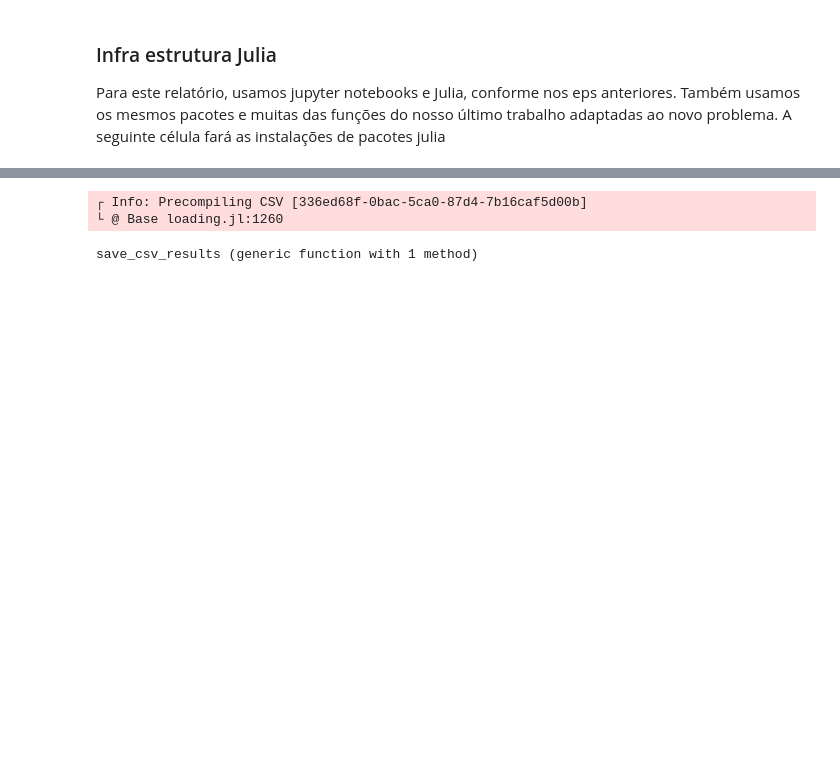
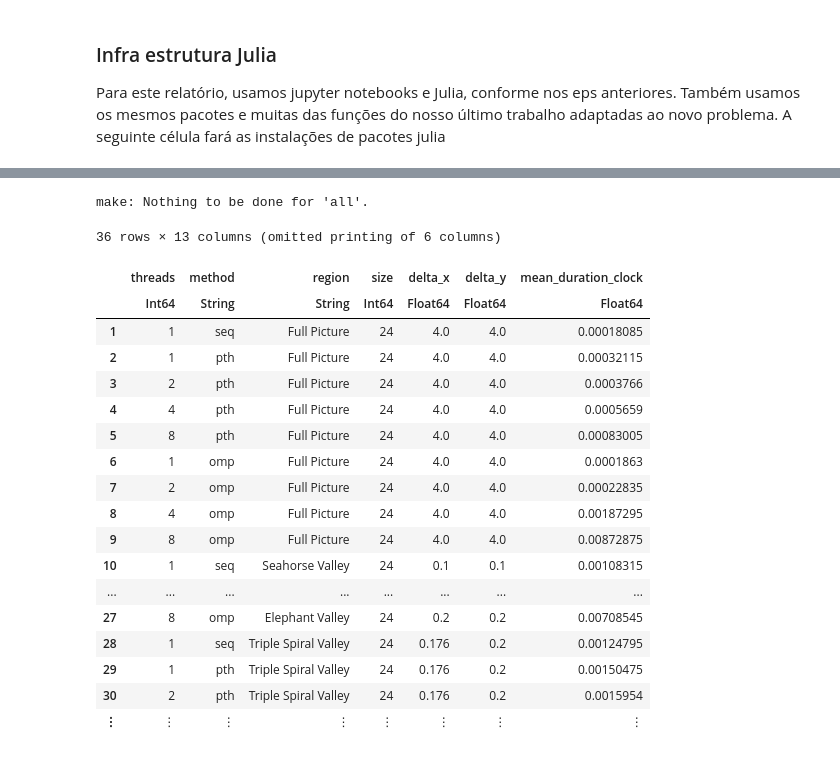
Before and after one commit to aserranoni/parallel-mandelbrot, a Jupyter notebook: src/Untitled.ipynb, the cells around one changed output, grey strips where cells are left out. Drawn from its saved outputs; the diff is of its cells as text; code cells hidden in the pictures; blank space fills up the shorter version.

```diff
--- a/src/Untitled.ipynb
+++ b/src/Untitled.ipynb
@@ -94,8 +90,9 @@ mais uma outra funcao do miniEP3 adaptada para o nosso caso
 # %%
-function run_experiments(methods,c_x_min, c_x_max, c_y_min, c_y_max, image_size, threads, repetitions)
+function run_experiments(methods, regions ,image_size, threads, repetitions)
     run(`make`)
 
     results = DataFrame(size = Int64[],
+                region = String[],
                 delta_x = Float64[],
                 delta_y = Float64[],
                 duration_clock = Float64[],
@@ -104,14 +101,15 @@ function run_experiments(methods,c_x_min, c_x_max, c_y_min, c_y_max, image_size,
                 threads= Int64[],
                 method= String[])
 
-    for method in methods
-        for size in image_size
-            for t in 1:length(threads)
-                if (threads[t] <= 1 || method != "seq")
-                    for r in 1:repetitions
-                        append!(results,
-                            mandelbrot(method,c_x_min, c_x_max, c_y_min, c_y_max, size, threads[t]))
+    for tuple in regions
+        for method in methods
+            for size in image_size
+                for t in 1:length(threads)
+                    if (threads[t] <= 1 || method != "seq")
+                        for r in 1:repetitions
+                            append!(results, mandelbrot(method, tuple, size, threads[t]))
 
+                        end
                     end
                 end
             end
@@ -144,7 +122,7 @@ make: Nothing to be done for 'all'.
 # %%
 function parse_results(results)
-    parsed_results=results|>
-                @groupby((_.threads,_.method)) |>
+  parsed_results=results|>
+                @groupby((_.threads,_.method,_.region)) |>
                 @map({threads_method = key(_),
                 repetitions=repetitions,
                 size = mean(_.size),
@@ -160,6 +138,7 @@ function parse_results(results)
 
       final_results = DataFrame(threads= Int64[],
                     method= String[],
+                    region = String[],
                     size = Int64[],
                     delta_x = Float64[],
                     delta_y = Float64[],
@@ -172,6 +151,7 @@ function parse_results(results)
                     repetitions = Int64[])
 
         for i in 1:length(parsed_results.size)
+
             append!(final_results, DataFrame(size=parsed_results.size[i],
                                         delta_x=parsed_results.delta_x[i],
                                          delta_y=parsed_results.delta_y[i],
@@ -183,7 +163,8 @@ function parse_results(results)
                                         ci_duration_sys=parsed_results.ci_duration_sys[i],
                                         repetitions =parsed_results.repetitions[i],
                                         threads = parsed_results.threads_method[i][1],
-                                        method = parsed_results.threads_method[i][2]))
+                                        method = parsed_results.threads_method[i][2],
+                                        region = parsed_results.threads_method[i][3]))
 
         end
     return final_results
@@ -236,0 +176,33 @@ make: Nothing to be done for 'all'.
+# %%
+sizes=[2^x for x in 4:5]
+threads = [2 ^ x for x in 0:3]
+methods = ["seq","pth","omp"]
+
+regions = Dict("Full Picture" => (-2.5,1.5,-2.0,2.0),
+                "Seahorse Valley" => (-0.8,-0.7,0.05,0.15),
+                "Elephant Valley" => (0.175,0.375,-0.1,0.1),
+                "Triple Spiral Valley" =>(-0.188,-0.012,0.554,0.754))
+repetitions=10
+results = run_experiments(methods, regions, sizes, threads, repetitions)
+parsed_results = parse_results(results)
+# %% [output]
+make: Nothing to be done for 'all'.
+36 rows × 13 columns (omitted printing of 6 columns)
+|  | threads | method | region | size | delta_x | delta_y | mean_duration_clock |
+|  | Int64 | String | String | Int64 | Float64 | Float64 | Float64 |
+| 1 | 1 | seq | Full Picture | 24 | 4.0 | 4.0 | 0.00018085 |
+| 2 | 1 | pth | Full Picture | 24 | 4.0 | 4.0 | 0.00032115 |
+| 3 | 2 | pth | Full Picture | 24 | 4.0 | 4.0 | 0.0003766 |
+| 4 | 4 | pth | Full Picture | 24 | 4.0 | 4.0 | 0.0005659 |
+| 5 | 8 | pth | Full Picture | 24 | 4.0 | 4.0 | 0.00083005 |
+| 6 | 1 | omp | Full Picture | 24 | 4.0 | 4.0 | 0.0001863 |
+| 7 | 2 | omp | Full Picture | 24 | 4.0 | 4.0 | 0.00022835 |
+| 8 | 4 | omp | Full Picture | 24 | 4.0 | 4.0 | 0.00187295 |
+| 9 | 8 | omp | Full Picture | 24 | 4.0 | 4.0 | 0.00872875 |
+| 10 | 1 | seq | Seahorse Valley | 24 | 0.1 | 0.1 | 0.00108315 |
+| ... | ... | ... | ... | ... | ... | ... | ... |
+| 27 | 8 | omp | Elephant Valley | 24 | 0.2 | 0.2 | 0.00708545 |
+| 28 | 1 | seq | Triple Spiral Valley | 24 | 0.176 | 0.2 | 0.00124795 |
+| 29 | 1 | pth | Triple Spiral Valley | 24 | 0.176 | 0.2 | 0.00150475 |
+| 30 | 2 | pth | Triple Spiral Valley | 24 | 0.176 | 0.2 | 0.0015954 |
+| ⋮ | ⋮ | ⋮ | ⋮ | ⋮ | ⋮ | ⋮ | ⋮ |
@@ -245,10 +219,8 @@ function read_csv_results()
     df=CSV.read("./data_frame.csv")
     return df
 end
+
+save_csv_results(parsed_results)
-# %% [output]
-┌ Info: Precompiling CSV [336ed68f-0bac-5ca0-87d4-7b16caf5d00b]
-└ @ Base loading.jl:1260
-save_csv_results (generic function with 1 method)
 # %%
 pgfplotsx()
 
```
Also changed, not shown: parts of 19 cells of this notebook, 3 other files.
